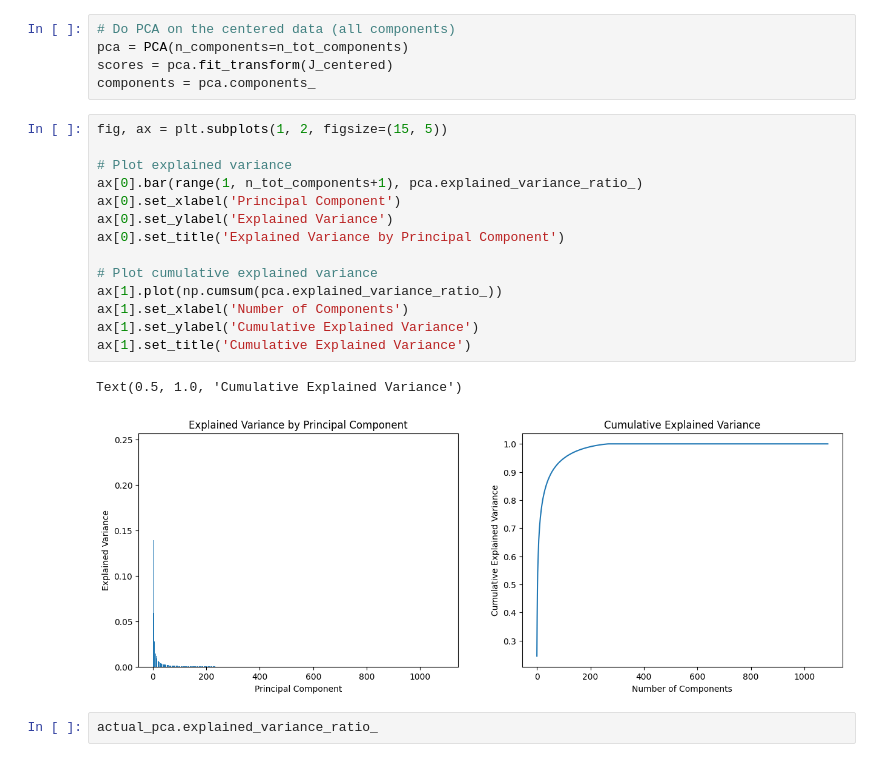
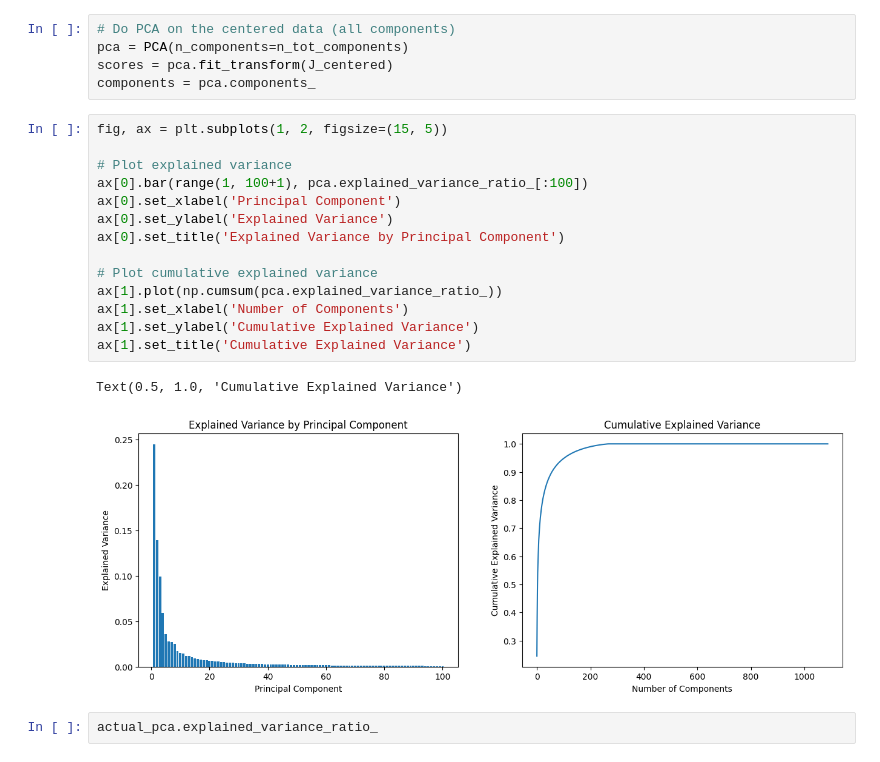
Before and after one commit to s243933/Kareninator, a Jupyter notebook: analyze_ratings.ipynb, the cells around one changed output. Drawn from its saved outputs; the diff is of its cells as text.

Commit message:
change image sizes

```diff
--- a/analyze_ratings.ipynb
+++ b/analyze_ratings.ipynb
@@ -94,20 +94,20 @@ components = pca.components_
 # %%
 fig, ax = plt.subplots(1, 2, figsize=(15, 5))
 
 # Plot explained variance
-ax[0].bar(range(1, n_tot_components+1), pca.explained_variance_ratio_)
+ax[0].bar(range(1, 100+1), pca.explained_variance_ratio_[:100])
 ax[0].set_xlabel('Principal Component')
 ax[0].set_ylabel('Explained Variance')
 ax[0].set_title('Explained Variance by Principal Component')
 
 # Plot cumulative explained variance
 ax[1].plot(np.cumsum(pca.explained_variance_ratio_))
 ax[1].set_xlabel('Number of Components')
 ax[1].set_ylabel('Cumulative Explained Variance')
 ax[1].set_title('Cumulative Explained Variance')
 # %% [output]
 Text(0.5, 1.0, 'Cumulative Explained Variance')
-[figure, old version]
+[figure, new version]
 # %%
 actual_pca.explained_variance_ratio_
 # %% [output]
```
Also changed, not shown: parts of 3 cells of this notebook.
